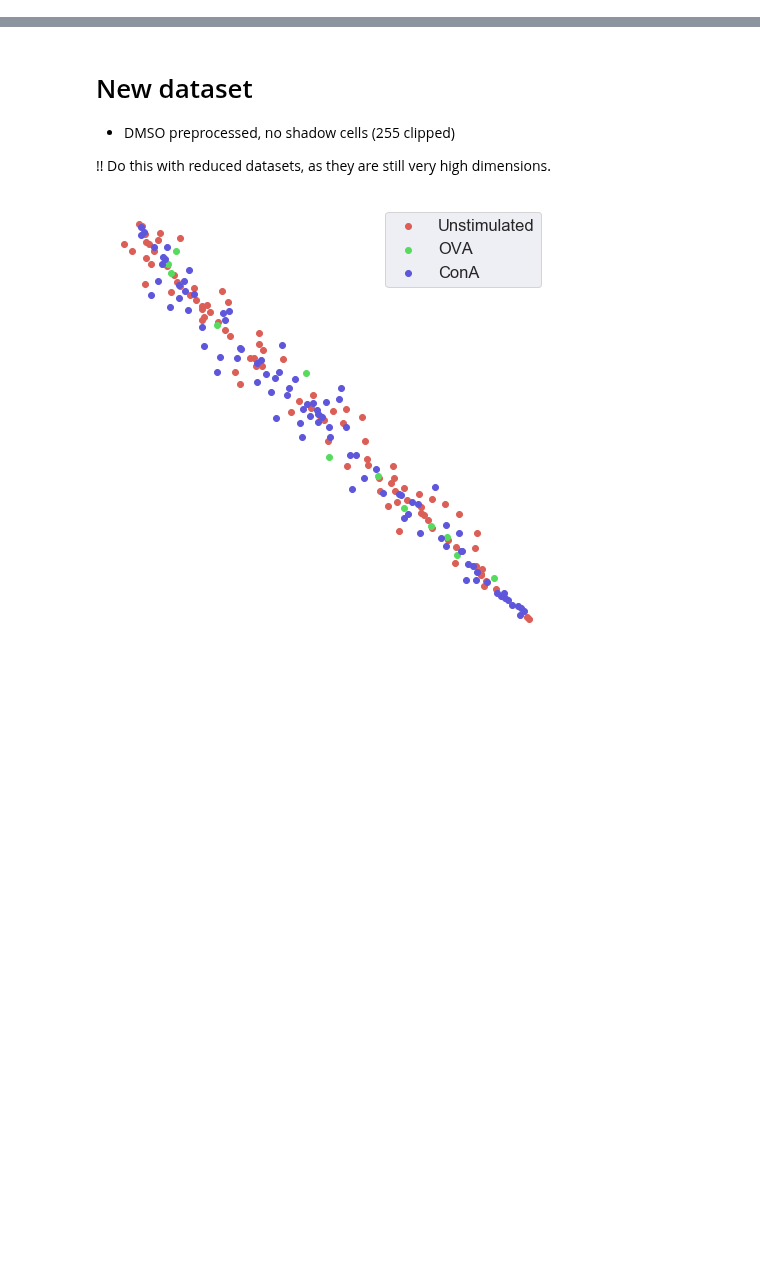
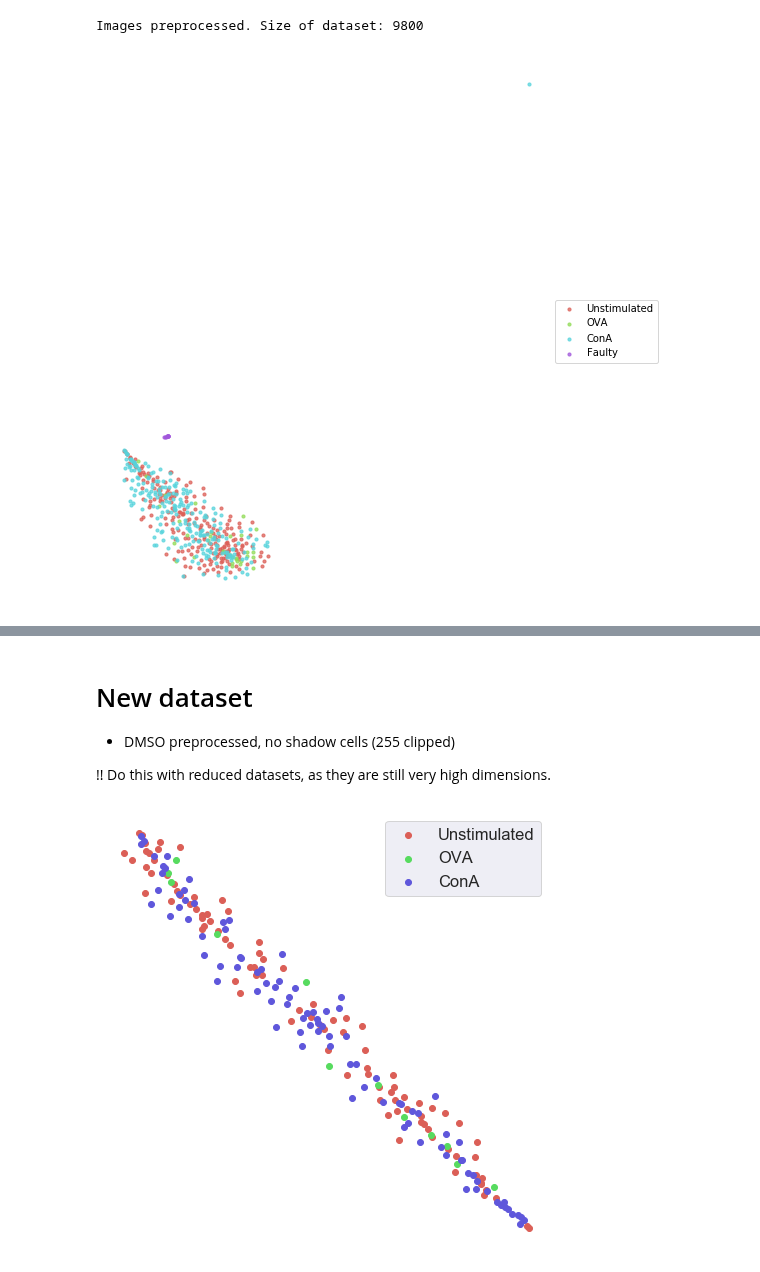
Before and after one commit to leonore/deep-learning-for-immune-cells, a Jupyter notebook: data/notebooks/baseline_performance.ipynb, the cells around one changed output, grey strips where cells are left out. Saved outputs shown, nothing was run; the diff lists cells and outputs as text; code cells hidden in the pictures; blank space fills up the shorter version.

Commit message:
added baseline performance for combined dataset

```diff
--- a/data/notebooks/baseline_performance.ipynb
+++ b/data/notebooks/baseline_performance.ipynb
@@ -15,0 +22,14 @@ import umap.umap_ as umap
+# %%
+y = [get_label(i) for i in y]
+# %%
+x_combined, y_combined = preprocess(x, y)
+# %% [output]
+Images preprocessed. Size of dataset: 9800
+# %%
+x_combined, y_combined = unishuffle(x_combined, y_combined)
+# %%
+x_tsne = TSNE().fit_transform(x_combined[:500].reshape(500, 192*192*3))
+# %%
+plot_clusters(x_tsne, y_combined[:500])
+# %% [output]
+[figure, added]
```
Also changed, not shown: parts of 5 cells of this notebook.
